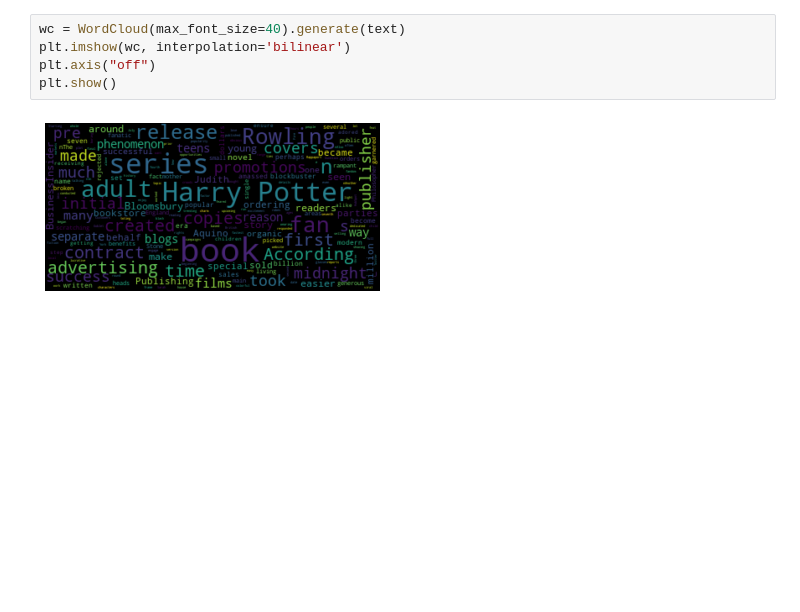
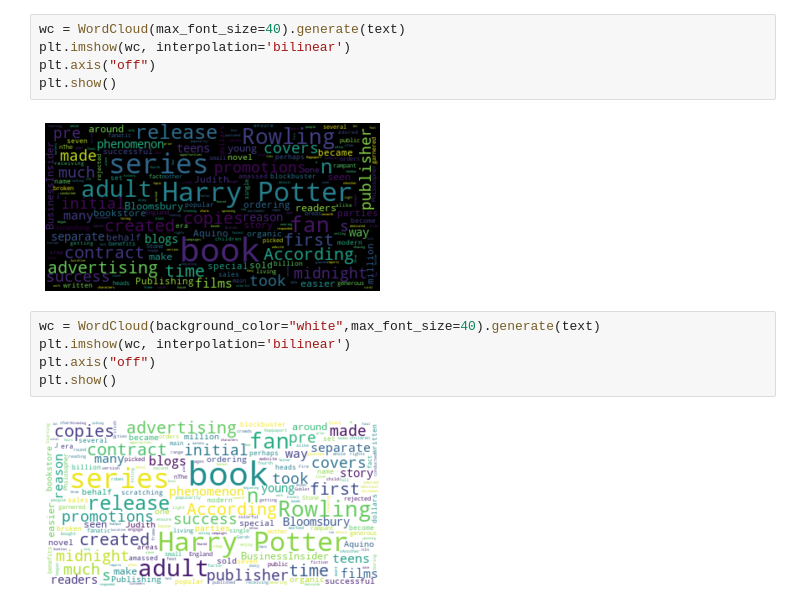
Before and after one commit to pavleen14/WordCloud-In-Python, a Jupyter notebook: WordCloud.ipynb, the cells around one changed output. Saved outputs shown, nothing was run; the diff lists cells and outputs as text; blank space fills up the shorter version.

```diff
--- a/WordCloud.ipynb
+++ b/WordCloud.ipynb
@@ -30,3 +32,10 @@ plt.axis("off")
 plt.show()
 # %% [output]
 [figure]
+# %%
+wc = WordCloud(background_color="white",max_font_size=40).generate(text)
+plt.imshow(wc, interpolation='bilinear')
+plt.axis("off")
+plt.show()
+# %% [output]
+[figure, added]
```
Also changed, not shown: parts of 13 cells of this notebook.
